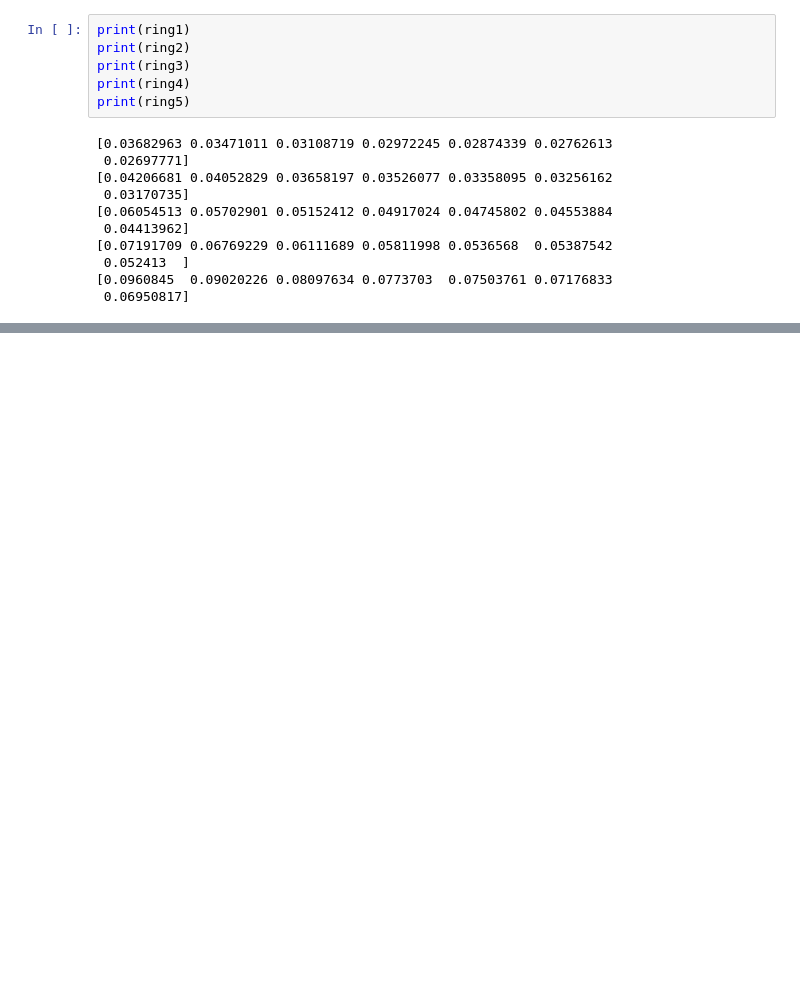
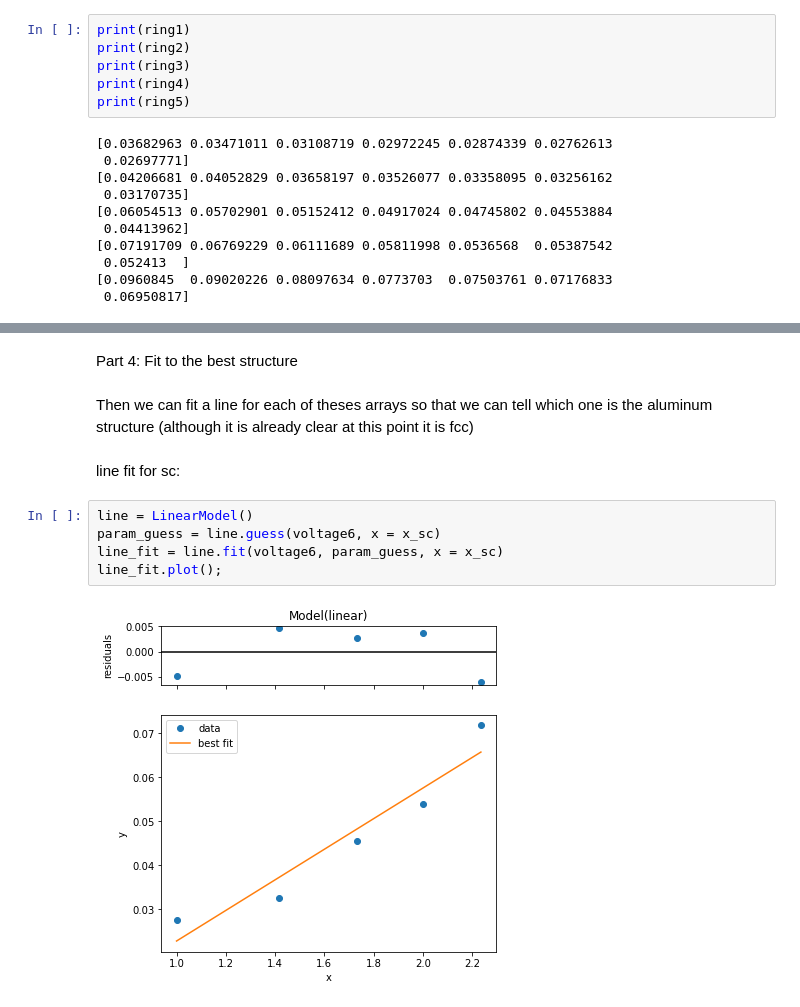
Before and after one commit to ahserhan/CMX, a Jupyter notebook: electron-diffraction.ipynb, the cells around one changed output, grey strips where cells are left out. Drawn from its saved outputs; the diff is of its cells as text; blank space fills up the shorter version.

```diff
--- a/electron-diffraction.ipynb
+++ b/electron-diffraction.ipynb
@@ -86,0 +140,13 @@ print(ring5)
+# %% [markdown]
+Part 4: Fit to the best structure
+# %% [markdown]
+Then we can fit a line for each of theses arrays so that we can tell which one is the aluminum structure (although it is already clear at this point it is fcc)
+# %% [markdown]
+line fit for sc:
+# %%
+line = LinearModel()
+param_guess = line.guess(voltage6, x = x_sc)
+line_fit = line.fit(voltage6, param_guess, x = x_sc)
+line_fit.plot();
+# %% [output]
+[figure, added]
```
Also changed, not shown: parts of 21 cells of this notebook.
